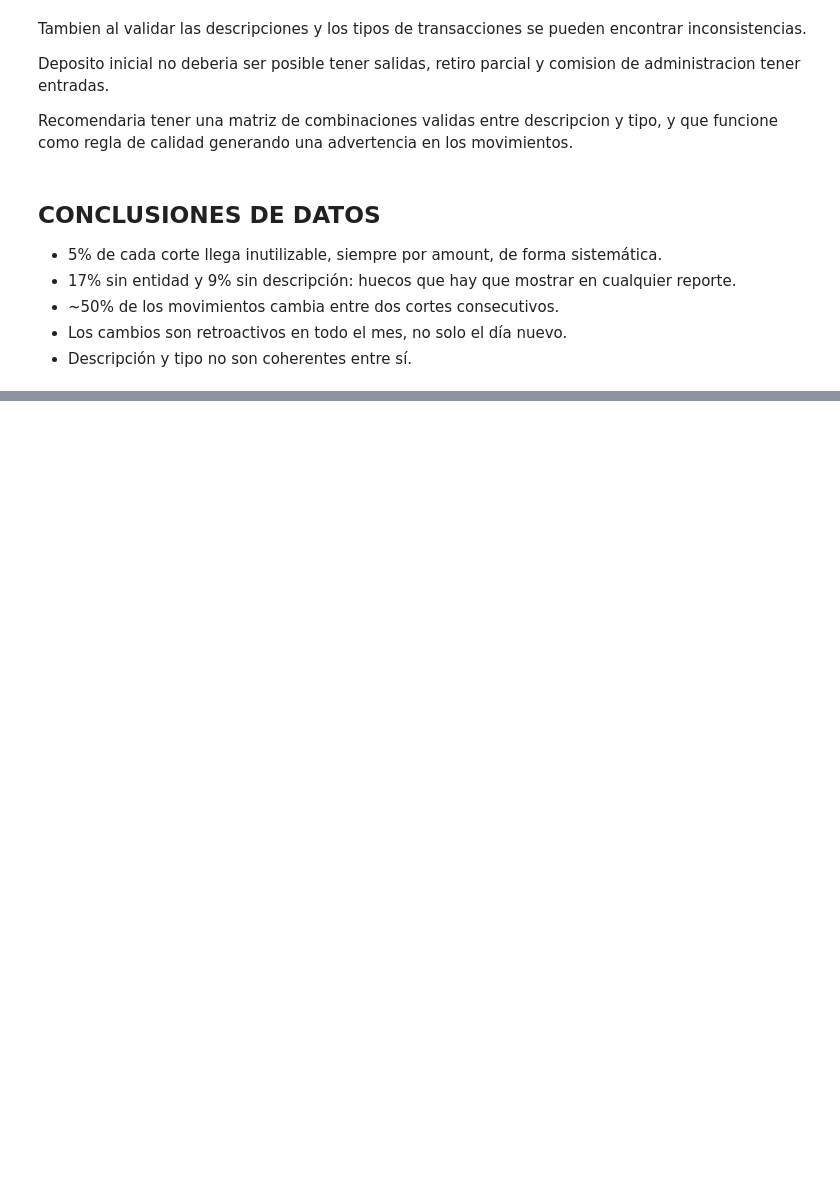
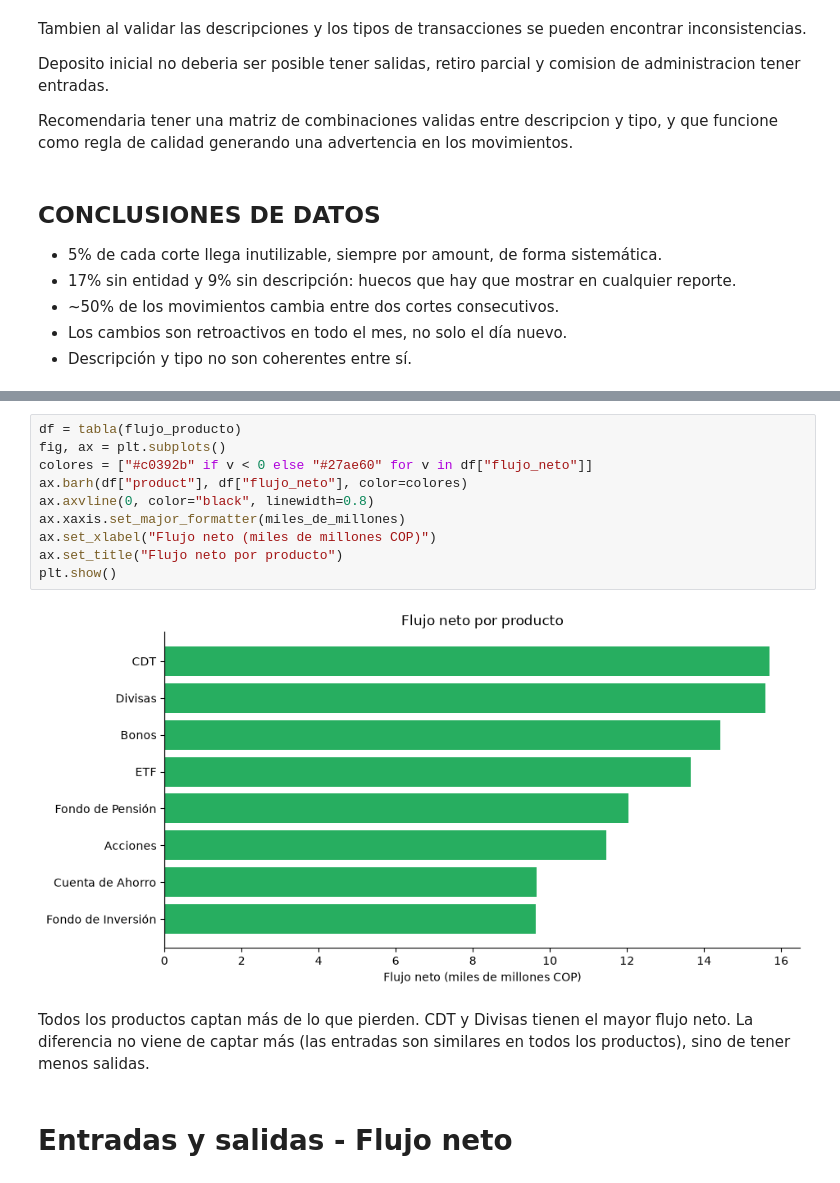
Before and after one commit to alexandergenes/tyba-pipeline, a Jupyter notebook: notebooks/insights.ipynb, the cells around one changed output, grey strips where cells are left out. Drawn from its saved outputs; the diff is of its cells as text; blank space fills up the shorter version.

```diff
--- a/notebooks/insights.ipynb
+++ b/notebooks/insights.ipynb
@@ -248,0 +333,16 @@ Recomendaria tener una matriz de combinaciones validas entre descripcion y tipo,
+# %%
+df = tabla(flujo_producto)
+fig, ax = plt.subplots()
+colores = ["#c0392b" if v < 0 else "#27ae60" for v in df["flujo_neto"]]
+ax.barh(df["product"], df["flujo_neto"], color=colores)
+ax.axvline(0, color="black", linewidth=0.8)
+ax.xaxis.set_major_formatter(miles_de_millones)
+ax.set_xlabel("Flujo neto (miles de millones COP)")
+ax.set_title("Flujo neto por producto")
+plt.show()
+# %% [output]
+[figure, added]
+# %% [markdown]
+Todos los productos captan más de lo que pierden. CDT y Divisas tienen el mayor flujo neto. La diferencia no viene de captar más (las entradas son similares en todos los productos), sino de tener menos salidas.
+# %% [markdown]
+# Entradas y salidas - Flujo neto
```
Also changed, not shown: parts of 27 cells of this notebook, 1 other file.
